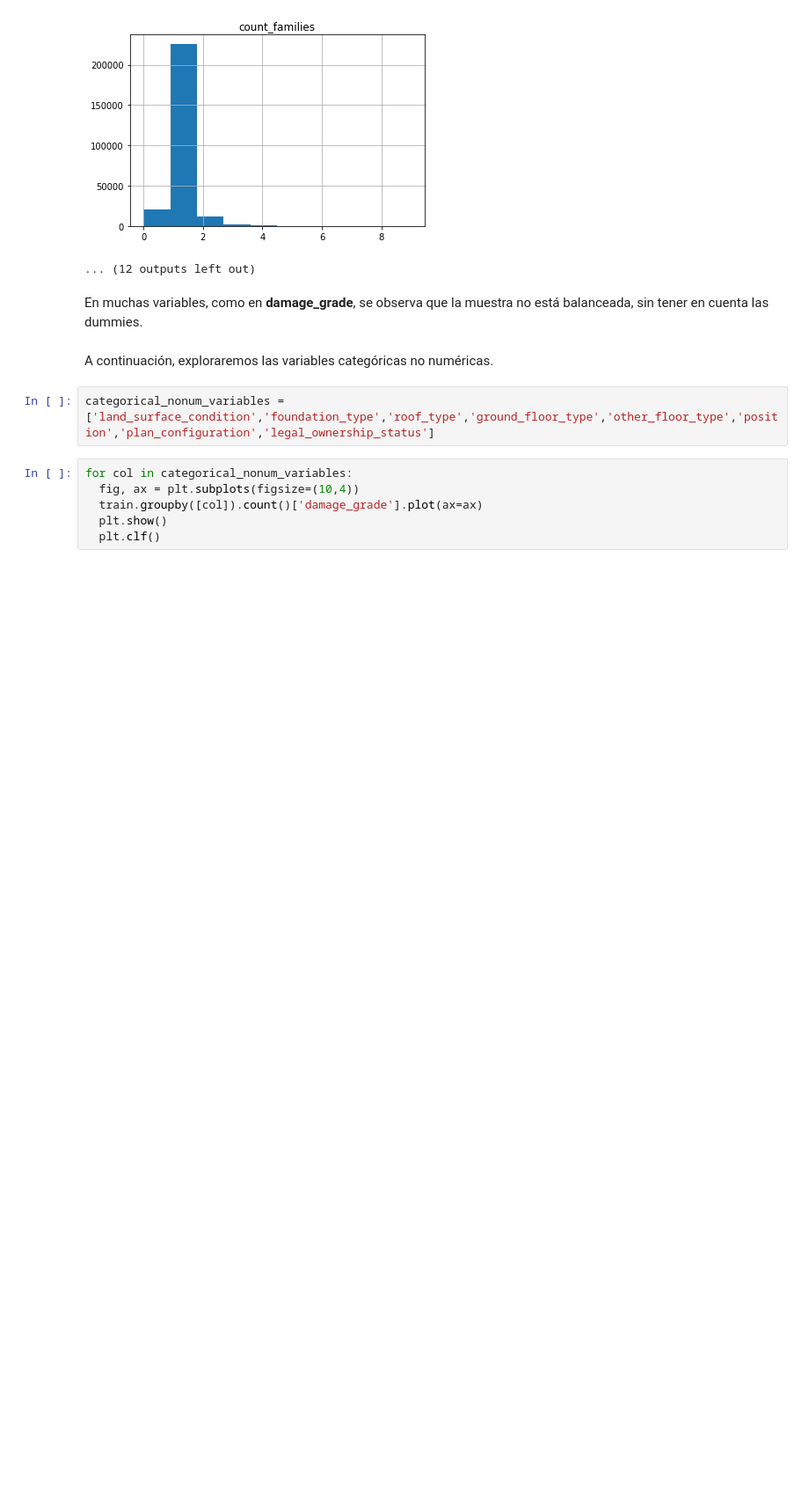
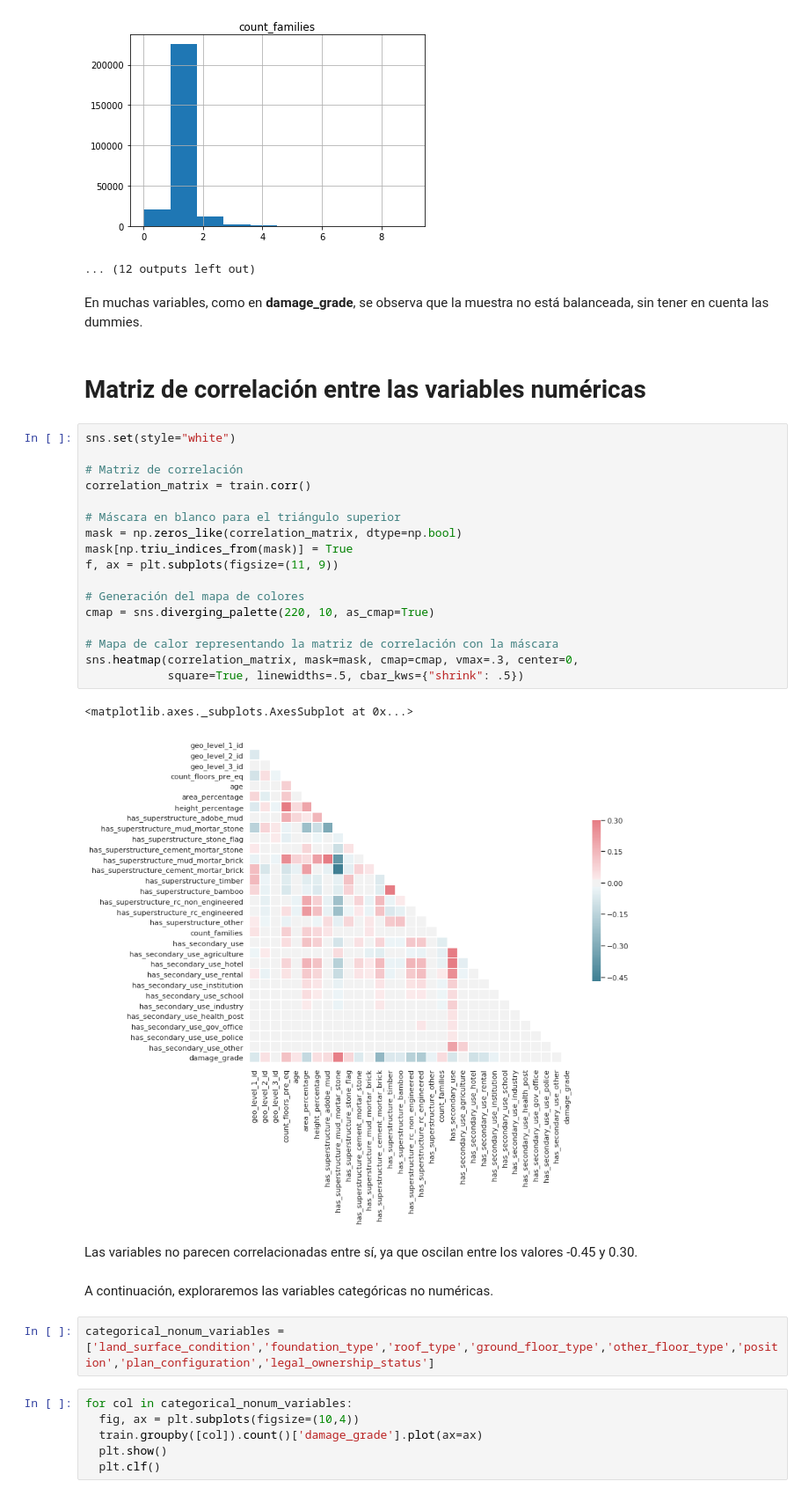
Before and after one commit to Thabby07/richter-predictor, a Jupyter notebook: TFM_Exploración_del_dataset.ipynb, the cells around one changed output. Shown: that part at 88% size. Cells and saved outputs as stored; diff of their text form; blank space fills up the shorter version.

```diff
--- a/TFM_Exploración_del_dataset.ipynb
+++ b/TFM_Exploración_del_dataset.ipynb
@@ -242,6 +243,30 @@ for col in categorical_num_variables:
 ... (12 outputs left out)
 # %% [markdown]
 En muchas variables, como en **damage_grade**, se observa que la muestra no está balanceada, sin tener en cuenta las dummies.
+# %% [markdown]
+# Matriz de correlación entre las variables numéricas
+# %%
+sns.set(style="white")
+
+# Matriz de correlación
+correlation_matrix = train.corr()
+
+# Máscara en blanco para el triángulo superior
+mask = np.zeros_like(correlation_matrix, dtype=np.bool)
+mask[np.triu_indices_from(mask)] = True
+f, ax = plt.subplots(figsize=(11, 9))
+
+# Generación del mapa de colores
+cmap = sns.diverging_palette(220, 10, as_cmap=True)
+
+# Mapa de calor representando la matriz de correlación con la máscara
+sns.heatmap(correlation_matrix, mask=mask, cmap=cmap, vmax=.3, center=0,
+            square=True, linewidths=.5, cbar_kws={"shrink": .5})
+# %% [output]
+<matplotlib.axes._subplots.AxesSubplot at 0x...>
+[figure, added]
+# %% [markdown]
+Las variables no parecen correlacionadas entre sí, ya que oscilan entre los valores -0.45 y 0.30.
 # %% [markdown]
 A continuación, exploraremos las variables categóricas no numéricas.
 # %%
```
Also changed, not shown: parts of 7 cells of this notebook.
